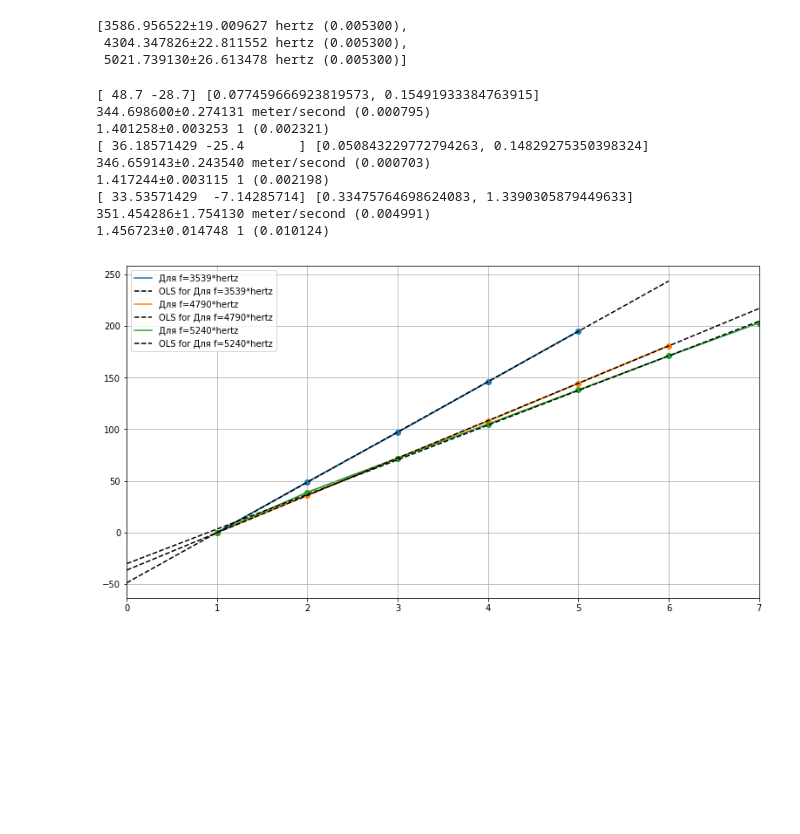
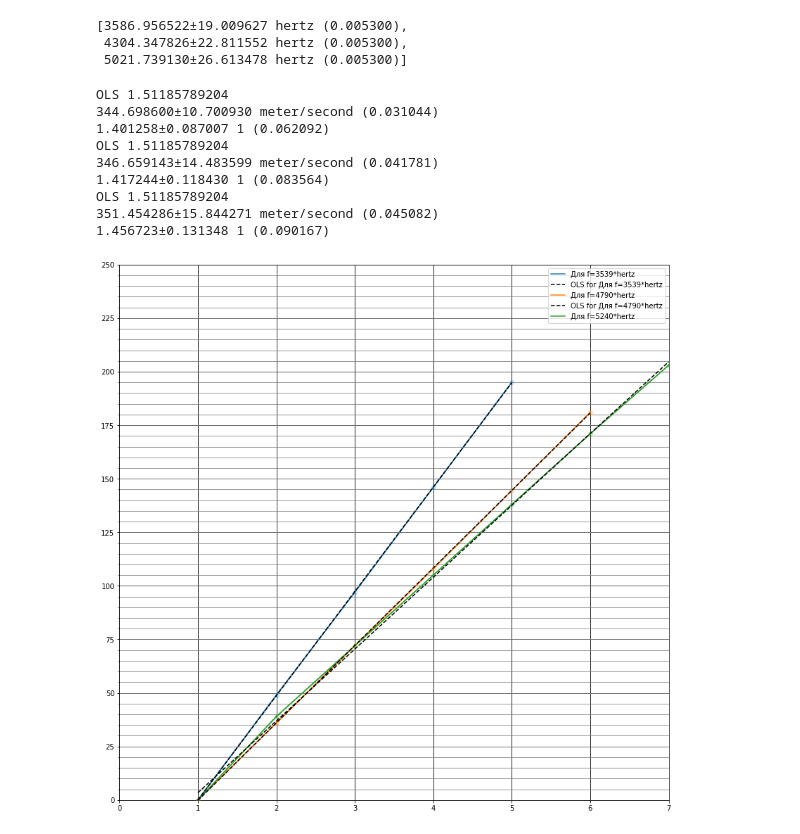
Before and after one commit to Wiki-fan/miptlabs, a Jupyter notebook: lab2.1 example.ipynb, the cells around one changed output. Cells and saved outputs as stored; diff of their text form; code cells hidden in the pictures; blank space fills up the shorter version.

```diff
--- a/lab2.1 example.ipynb
+++ b/lab2.1 example.ipynb
@@ -23,7 +24,7 @@ log.basicConfig(level=log.INFO, format='%(message)s', stream=sys.stdout)
 # %%
 # Рассчитываем частоты, которые нужно выставить (примерно), чтобы получилось 5, 6 и 7 резонансов
 mu = ml.PQ(29*10**(-3)*u.kg/u.mol, is_const=True)
-T = ml.PQ(ml.celsium_to_kelvins(22.6), sigma=0.5*u.kelvins) # Комнатная
+T = ml.PQ(ml.celsium_to_kelvins(22.6), sigma=0.2*u.kelvins) # Комнатная
 delta_L_max = ml.PQ(23*u.cm, sigma=0.1*u.cm)
 v_sound_estim = ml.PQ(330*u.m/u.s, sigma=1*u.m/u.s)
 f_s = [(v_sound_estim*n/delta_L_max/2).repr_as(u.hz) for n in [5, 6, 7]]
@@ -35,40 +36,43 @@ f_s
 # %%
 # Частоты
 f_s = np.array([ml.PQ(val*u.hz, sigma=0.01*u.hz) for val in
                      [3539, 4790, 5240]])
 # Длины трубы (по шкале)
 L_s = [ np.array([ml.PQ(val*u.mm, sigma=0.5*u.mm) for val in
                      [20, 69, 117, 166, 215]]),
         np.array([ml.PQ(val*u.mm, sigma=0.5*u.mm) for val in
                      [11, 47, 83, 119, 155.5, 192]]),
         np.array([ml.PQ(val*u.mm, sigma=0.5*u.mm) for val in
                      [23, 62, 95, 128, 161, 194, 226]])]
 
-plt.figure(figsize=(13, 7))
-plt.xlim(0, 7)
+plt.figure(figsize=(14, 14))
 for L, f in zip(L_s, f_s):
+    plt.xlim(0, 7)
+    plt.ylim(0, 250)
+
     grid = np.arange(1, len(L)+1, 1)
-    ml.plt_pq(grid, L-L[0], label='Для f=%s'%f.val, ols=True)
+    ml.plt_pq(grid, (L-L[0]), label='Для f=%s'%f.val, ols=True, grid_y=25, grid_x=(1, 0))
 
     ols_coefs, ols_errors = ml.OLS(grid, L)
-    print(ols_coefs, ols_errors)
-
-    lambd = ml.PQ(2*ols_coefs[0]*L[0].dim, sigma=ols_errors[0]*L[0].dim)#(L[-1]-L[0])/len(L)
+    #print(ols_coefs, ols_errors)
+    ols_errors = [4/np.sqrt(7),0]
+    print("OLS", ols_errors[0])
+    lambd = ml.PQ(2*ols_coefs[0]*L[0].dim, sigma=2*ols_errors[0]*L[0].dim)
     v_sound = (lambd*f).repr_as(u.m/u.s)
     print(v_sound)
     gamma = (mu/(u.R*T)*v_sound**2).repr_as(1)
     print(gamma)
 plt.show()
 # %% [output]
-[ 48.7 -28.7] [0.077459666923819573, 0.15491933384763915]
-344.698600±0.274131 meter/second (0.000795)
-1.401258±0.003253 1 (0.002321)
-[ 36.18571429 -25.4       ] [0.050843229772794263, 0.14829275350398324]
-346.659143±0.243540 meter/second (0.000703)
-1.417244±0.003115 1 (0.002198)
-[ 33.53571429  -7.14285714] [0.33475764698624083, 1.3390305879449633]
-351.454286±1.754130 meter/second (0.004991)
-1.456723±0.014748 1 (0.010124)
+OLS 1.51185789204
+344.698600±10.700930 meter/second (0.031044)
+1.401258±0.087007 1 (0.062092)
+OLS 1.51185789204
+346.659143±14.483599 meter/second (0.041781)
+1.417244±0.118430 1 (0.083564)
+OLS 1.51185789204
+351.454286±15.844271 meter/second (0.045082)
+1.456723±0.131348 1 (0.090167)
-[figure, old version]
+[figure, new version]
 # %%
 # Длина трубы
```
Also changed, not shown: parts of 2 cells of this notebook, 2 other files.
